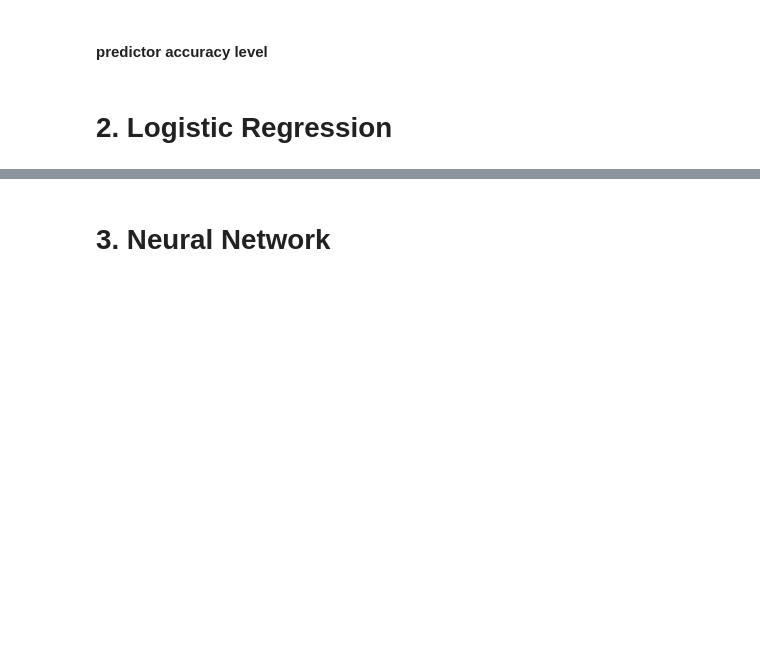
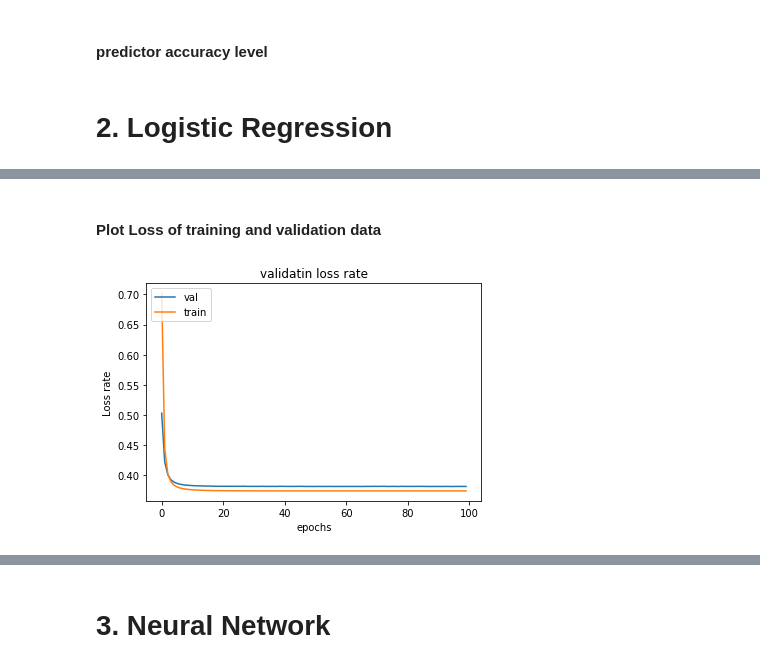
Before and after one commit to IndikaWeerakoon/machine_learning, a Jupyter notebook: Perform_Maachine_Learning.ipynb, the cells around one changed output, grey strips where cells are left out. Drawn from its saved outputs; the diff is of its cells as text; code cells hidden in the pictures; blank space fills up the shorter version.

```diff
--- a/Perform_Maachine_Learning.ipynb
+++ b/Perform_Maachine_Learning.ipynb
@@ -230,5 +230,5 @@ x_val,x_test,y_val,y_test = train_test_split(x_test,y_test,test_size=.5)
 # %%
 #convert to the one hot encording format
 y_val_one_hot = keras.utils.to_categorical(y_val,num_classes = 2)
-y_train = keras.utils.to_categorical(y_train,num_classes =2)
+y_train_one_hot = keras.utils.to_categorical(y_train,num_classes =2)
 y_test_one_hot = keras.utils.to_categorical(y_test,num_classes = 2)
@@ -243,6 +235,6 @@ array([[0., 1.],
 # %%
 #crate the model
-epochs = 20
+epochs = 100
 batch_size = 110
 
 model = Sequential()
@@ -264,5 +256,5 @@ Non-trainable params: 0
 _________________________________________________________________
 # %%
 #train the model
-model.fit(x_train,y_train, validation_data=(x_val, y_val_one_hot), batch_size=85,epochs=epochs)
+history=model.fit(x_train,y_train_one_hot, validation_data=(x_val, y_val_one_hot), batch_size=85,epochs=epochs)
 # %% [output]
@@ -320,0 +336,13 @@ array([[0., 1.],
+# %% [markdown]
+#### Plot Loss of training and validation data
+# %%
+
+plt.plot(history.history['val_loss'])
+plt.plot(history.history['loss'])
+plt.title("validatin loss rate")
+plt.ylabel('Loss rate')
+plt.xlabel('epochs')
+plt.legend(['val','train'],loc='upper left')
+plt.show()
+# %% [output]
+[figure, added]
```
Also changed, not shown: parts of 28 cells of this notebook.
